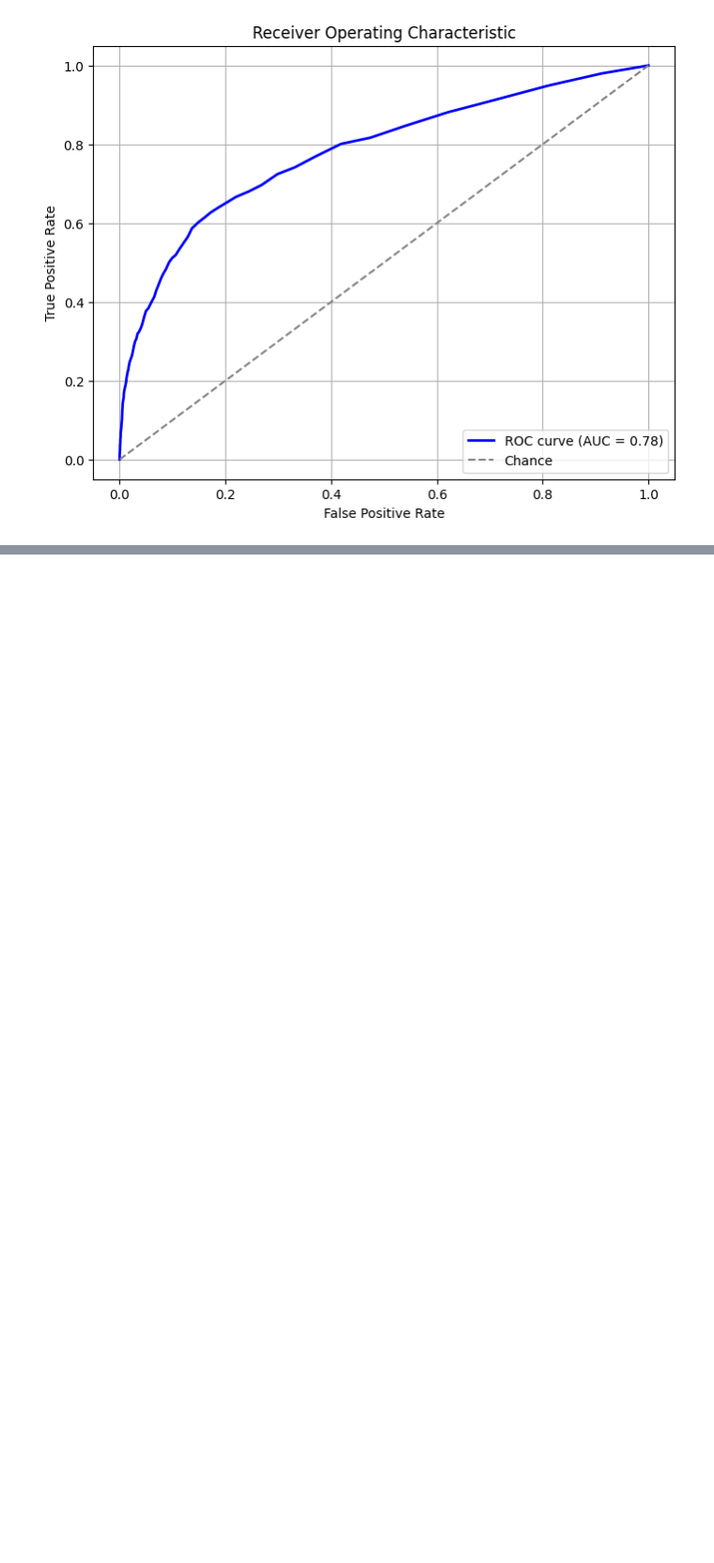
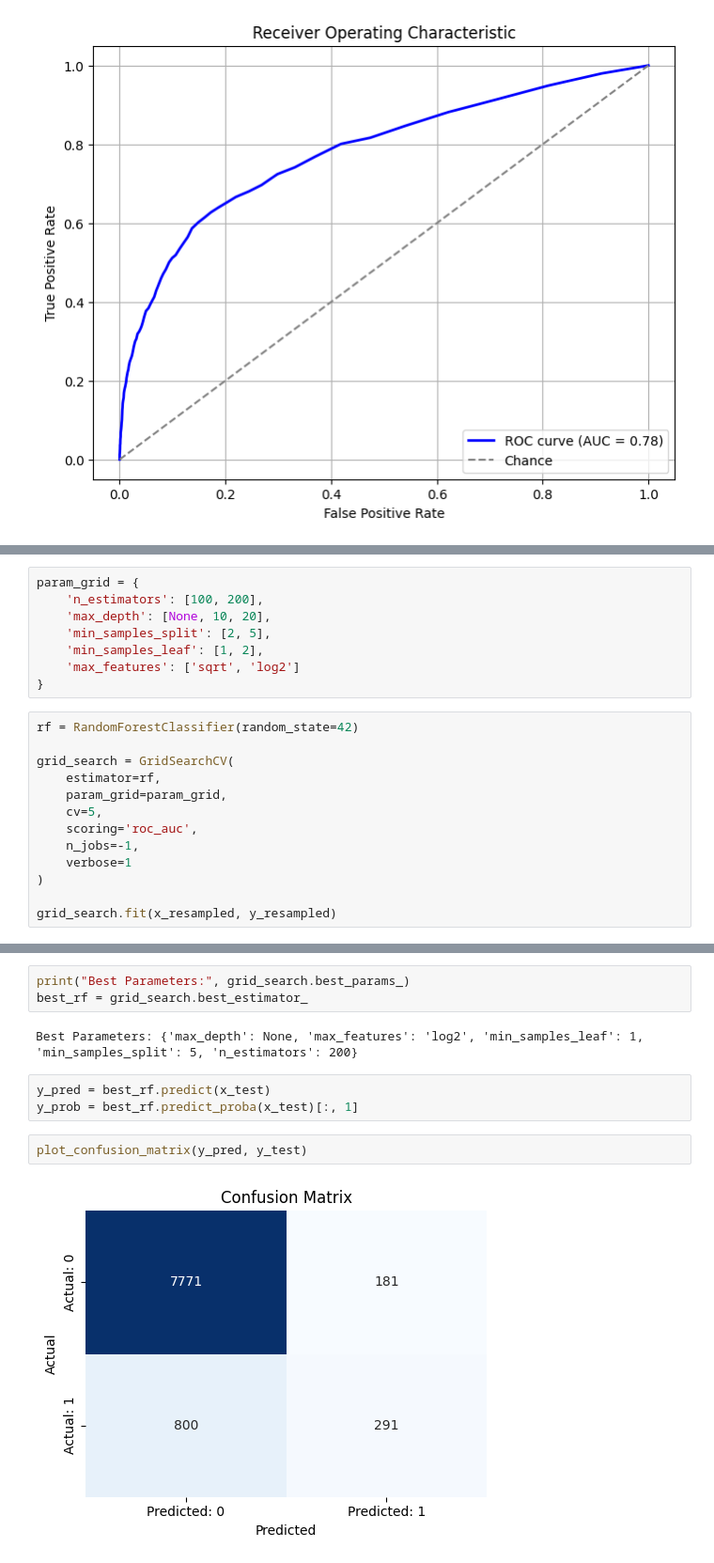
Before and after one commit to jmanwillz/ACML-Project, a Jupyter notebook: decision-trees/decision-trees.ipynb, the cells around one changed output, grey strips where cells are left out. Shown at 94% size. Drawn from its saved outputs; the diff is of its cells as text; blank space fills up the shorter version.

```diff
--- a/decision-trees/decision-trees.ipynb
+++ b/decision-trees/decision-trees.ipynb
@@ -982,0 +1074,21 @@ plot_roc_curve(y_prob, y_test)
+# %%
+param_grid = {
+    'n_estimators': [100, 200],
+    'max_depth': [None, 10, 20],
+    'min_samples_split': [2, 5],
+    'min_samples_leaf': [1, 2],
+    'max_features': ['sqrt', 'log2']
+}
+# %%
+rf = RandomForestClassifier(random_state=42)
+
+grid_search = GridSearchCV(
+    estimator=rf,
+    param_grid=param_grid,
+    cv=5,
+    scoring='roc_auc',
+    n_jobs=-1,
+    verbose=1
+)
+
+grid_search.fit(x_resampled, y_resampled)
@@ -982,0 +1104,12 @@ plot_roc_curve(y_prob, y_test)
+# %%
+print("Best Parameters:", grid_search.best_params_)
+best_rf = grid_search.best_estimator_
+# %% [output]
+Best Parameters: {'max_depth': None, 'max_features': 'log2', 'min_samples_leaf': 1, 'min_samples_split': 5, 'n_estimators': 200}
+# %%
+y_pred = best_rf.predict(x_test)
+y_prob = best_rf.predict_proba(x_test)[:, 1]
+# %%
+plot_confusion_matrix(y_pred, y_test)
+# %% [output]
+[figure, added]
```
Also changed, not shown: parts of 16 cells of this notebook, 1 other file.
